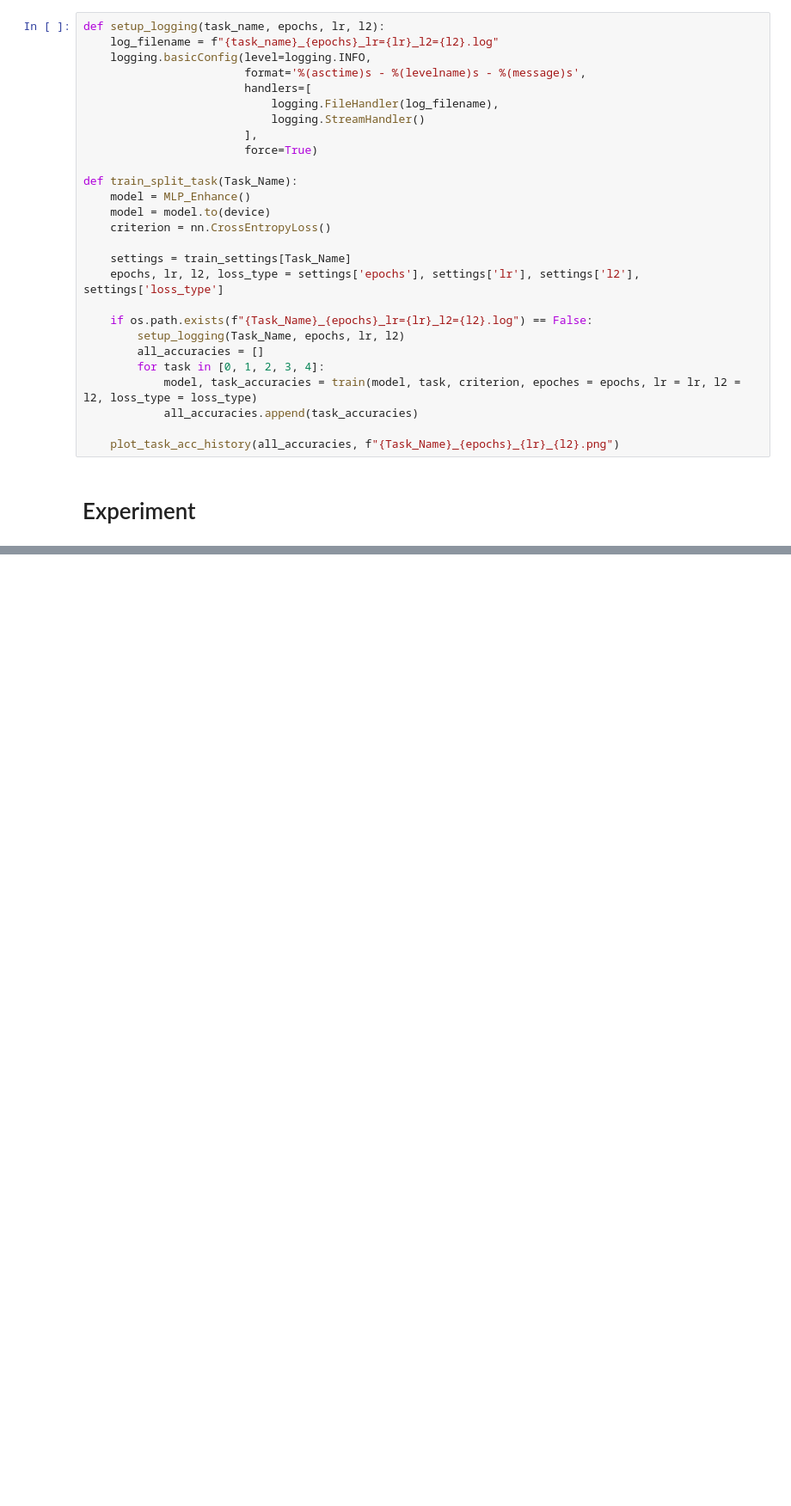
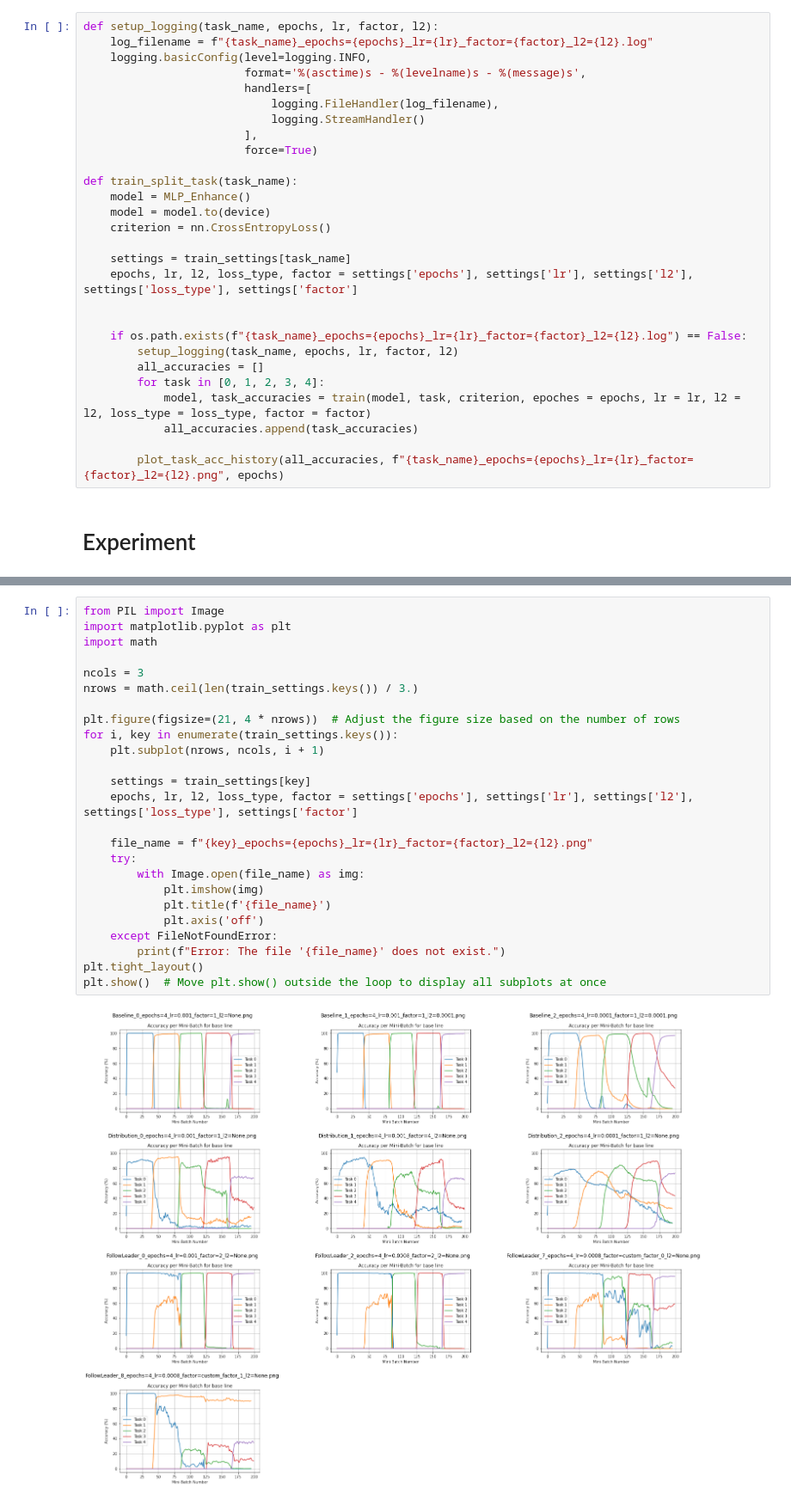
Before and after one commit to bochendong/Fantastic-ML-Method, a Jupyter notebook: LTL/MNIST/Experiment/Best_revisited.ipynb, the cells around one changed output, grey strips where cells are left out. Shown at 86% size. Drawn from its saved outputs; the diff is of its cells as text; blank space fills up the shorter version.

```diff
--- a/LTL/MNIST/Experiment/Best_revisited.ipynb
+++ b/LTL/MNIST/Experiment/Best_revisited.ipynb
@@ -238,8 +260,8 @@ def train(model, task_num, criterion, epoches = 4, lr = 0.001, l2 = None, loss_t
 
     return follower, task_accuracies
 # %%
-def setup_logging(task_name, epochs, lr, l2):
-    log_filename = f"{task_name}_{epochs}_lr={lr}_l2={l2}.log"
+def setup_logging(task_name, epochs, lr, factor, l2):
+    log_filename = f"{task_name}_epochs={epochs}_lr={lr}_factor={factor}_l2={l2}.log"
     logging.basicConfig(level=logging.INFO,
                         format='%(asctime)s - %(levelname)s - %(message)s',
                         handlers=[
@@ -248,22 +270,23 @@ def setup_logging(task_name, epochs, lr, l2):
                         ],
                         force=True)
 
-def train_split_task(Task_Name):
+def train_split_task(task_name):
     model = MLP_Enhance()
     model = model.to(device)
     criterion = nn.CrossEntropyLoss()
 
-    settings = train_settings[Task_Name]
-    epochs, lr, l2, loss_type = settings['epochs'], settings['lr'], settings['l2'], settings['loss_type']
+    settings = train_settings[task_name]
+    epochs, lr, l2, loss_type, factor = settings['epochs'], settings['lr'], settings['l2'], settings['loss_type'], settings['factor']
 
-    if os.path.exists(f"{Task_Name}_{epochs}_lr={lr}_l2={l2}.log") == False:
-        setup_logging(Task_Name, epochs, lr, l2)
+
+    if os.path.exists(f"{task_name}_epochs={epochs}_lr={lr}_factor={factor}_l2={l2}.log") == False:
+        setup_logging(task_name, epochs, lr, factor, l2)
         all_accuracies = []
         for task in [0, 1, 2, 3, 4]:
-            model, task_accuracies = train(model, task, criterion, epoches = epochs, lr = lr, l2 = l2, loss_type = loss_type)
+            model, task_accuracies = train(model, task, criterion, epoches = epochs, lr = lr, l2 = l2, loss_type = loss_type, factor = factor)
             all_accuracies.append(task_accuracies)
 
-    plot_task_acc_history(all_accuracies, f"{Task_Name}_{epochs}_{lr}_{l2}.png")
+        plot_task_acc_history(all_accuracies, f"{task_name}_epochs={epochs}_lr={lr}_factor={factor}_l2={l2}.png", epochs)
 # %% [markdown]
 # Experiment
 # %%
@@ -290,0 +314,27 @@ KeyboardInterrupt:
+# %%
+from PIL import Image
+import matplotlib.pyplot as plt
+import math
+
+ncols = 3
+nrows = math.ceil(len(train_settings.keys()) / 3.)
+
+plt.figure(figsize=(21, 4 * nrows))  # Adjust the figure size based on the number of rows
+for i, key in enumerate(train_settings.keys()):
+    plt.subplot(nrows, ncols, i + 1)
+
+    settings = train_settings[key]
+    epochs, lr, l2, loss_type, factor = settings['epochs'], settings['lr'], settings['l2'], settings['loss_type'], settings['factor']
+
+    file_name = f"{key}_epochs={epochs}_lr={lr}_factor={factor}_l2={l2}.png"
+    try:
+        with Image.open(file_name) as img:
+            plt.imshow(img)
+            plt.title(f'{file_name}')
+            plt.axis('off')
+    except FileNotFoundError:
+        print(f"Error: The file '{file_name}' does not exist.")
+plt.tight_layout()
+plt.show()  # Move plt.show() outside the loop to display all subplots at once
+# %% [output]
+[figure, added]
```
Also changed, not shown: parts of 6 cells of this notebook, 20 other files.
